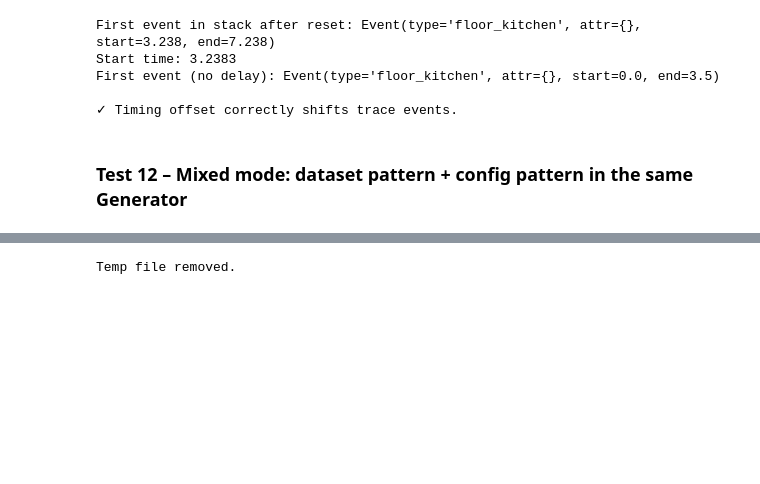
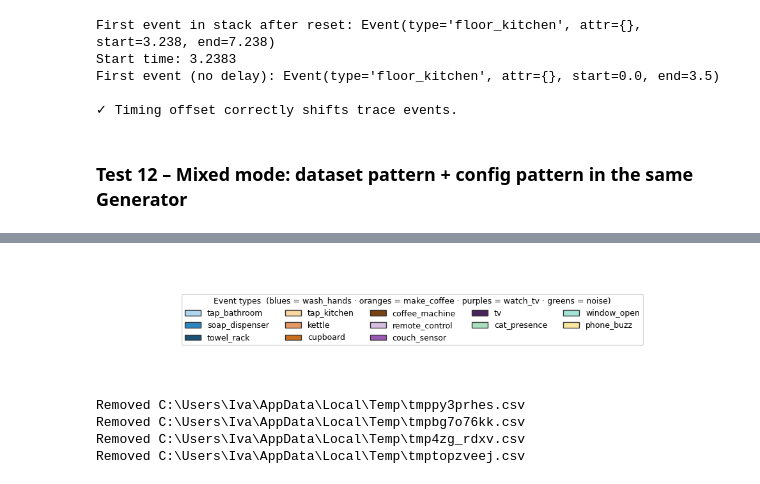
Before and after one commit to ThalesGroup/open-the-chests, a Jupyter notebook: docs/notebooks/OtC Dataset Pattern Mode.ipynb, the cells around one changed output, grey strips where cells are left out. Cells and saved outputs as stored; diff of their text form; code cells hidden in the pictures; blank space fills up the shorter version.

```diff
--- a/docs/notebooks/OtC Dataset Pattern Mode.ipynb
+++ b/docs/notebooks/OtC Dataset Pattern Mode.ipynb
@@ -614,5 +838,37 @@ Event types seen: {'B', 'oven', 'floor_kitchen', 'tap_kitchen', 'A'}
+# %%
+import matplotlib.pyplot as plt
+import matplotlib.patches as mpatches
+
+LEGEND_GROUPS = {
+    "wash_hands":  ["tap_bathroom", "soap_dispenser", "towel_rack"],
+    "make_coffee": ["tap_kitchen", "kettle", "cupboard", "coffee_machine"],
+    "watch_tv":    ["remote_control", "couch_sensor", "tv"],
+    "noise":       ["cat_presence", "window_open", "phone_buzz"],
+}
+
+fig, ax = plt.subplots(figsize=(10, 2))
+ax.axis("off")
+
+patches = []
+for group, types in LEGEND_GROUPS.items():
+    for t in types:
+        bg, fg = TYPE_COLORS[t]
+        patches.append(mpatches.Patch(facecolor=bg, edgecolor="#333333", label=t))
+
+ax.legend(handles=patches, loc="center", ncol=5, fontsize=9,
+          title="Event types  (blues = wash_hands · oranges = make_coffee · purples = watch_tv · greens = noise)",
+          title_fontsize=9, frameon=True)
+plt.tight_layout()
+plt.show()
+# %% [output]
+[figure, added]
 # %%
-os.unlink(DATA_FILE)
-print("Temp file removed.")
+for path in [DATA_FILE, WASH_HANDS_CSV, MAKE_COFFEE_CSV, WATCH_TV_CSV]:
+    if os.path.exists(path):
+        os.unlink(path)
+        print(f"Removed {path}")
 # %% [output]
-Temp file removed.
+Removed C:\Users\Iva\AppData\Local\Temp\tmppy3prhes.csv
+Removed C:\Users\Iva\AppData\Local\Temp\tmpbg7o76kk.csv
+Removed C:\Users\Iva\AppData\Local\Temp\tmp4zg_rdxv.csv
+Removed C:\Users\Iva\AppData\Local\Temp\tmptopzveej.csv
```
Also changed, not shown: parts of 17 cells of this notebook, 1 other file.
